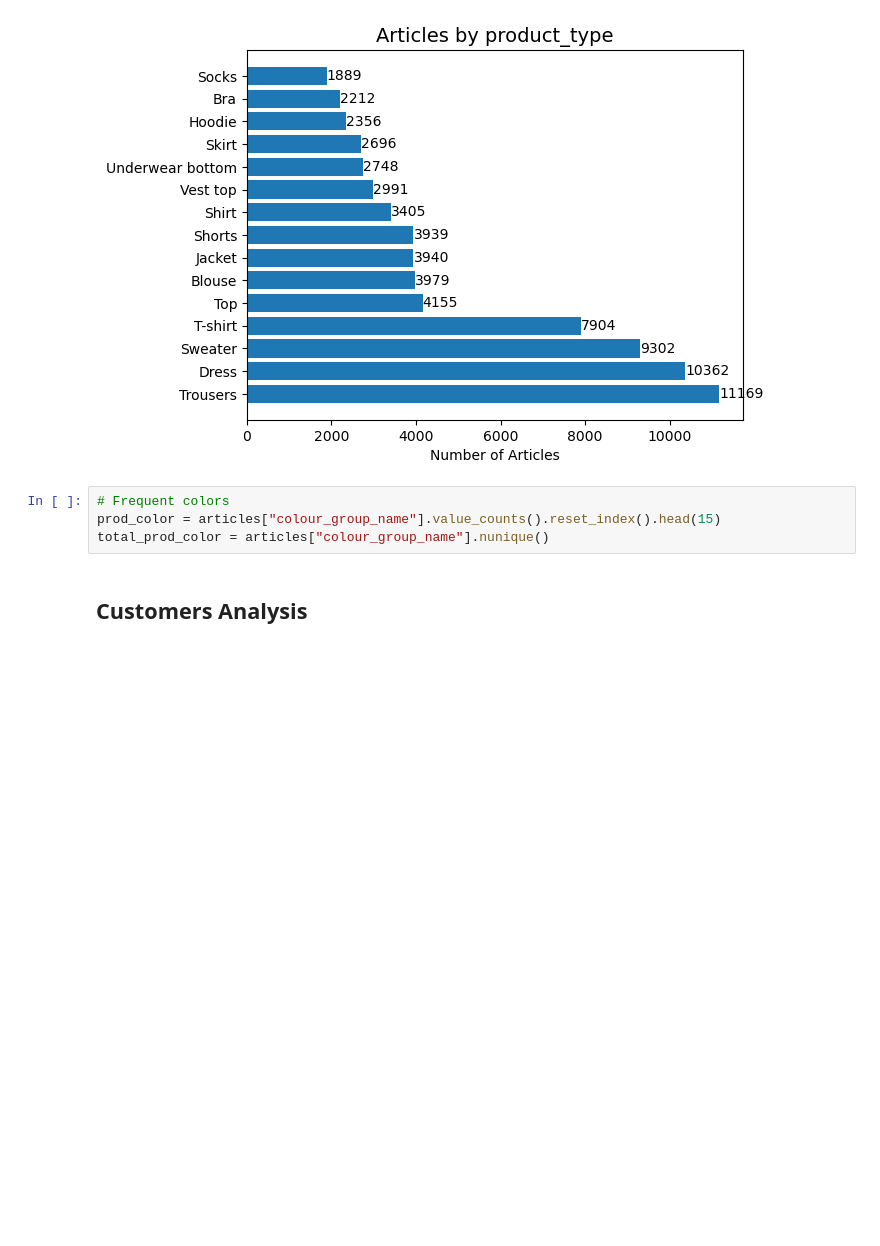
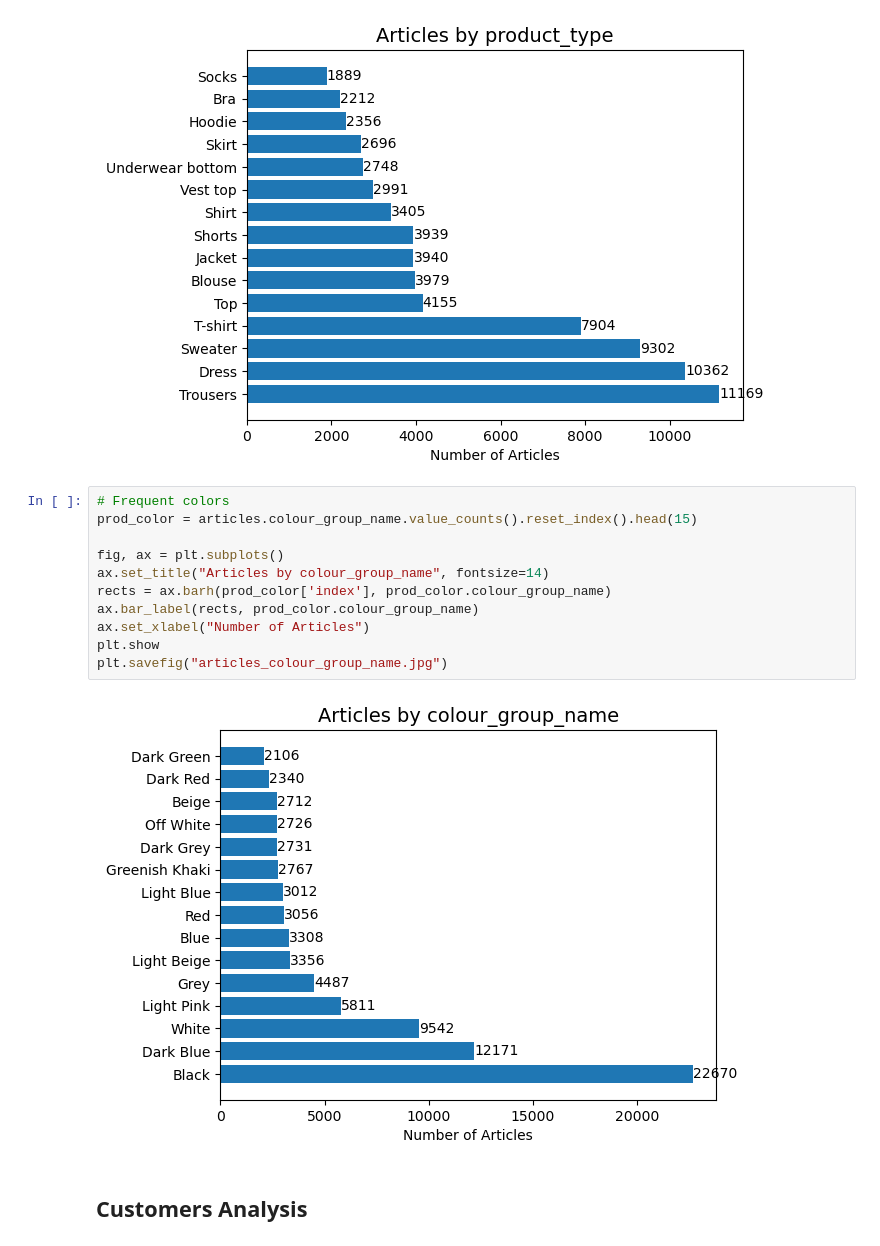
Before and after one commit to paulcho98/RecSys_HandM, a Jupyter notebook: data_analysis.ipynb, the cells around one changed output. Saved outputs shown, nothing was run; the diff lists cells and outputs as text; blank space fills up the shorter version.

```diff
--- a/data_analysis.ipynb
+++ b/data_analysis.ipynb
@@ -150,10 +119,19 @@ plt.show
 plt.savefig("articles_product_type.jpg")
 # %% [output]
 [figure]
-# %%
-# Frequent colors
-prod_color = articles["colour_group_name"].value_counts().reset_index().head(15)
-total_prod_color = articles["colour_group_name"].nunique()
+# %%
+# Frequent colors
+prod_color = articles.colour_group_name.value_counts().reset_index().head(15)
+
+fig, ax = plt.subplots()
+ax.set_title("Articles by colour_group_name", fontsize=14)
+rects = ax.barh(prod_color['index'], prod_color.colour_group_name)
+ax.bar_label(rects, prod_color.colour_group_name)
+ax.set_xlabel("Number of Articles")
+plt.show
+plt.savefig("articles_colour_group_name.jpg")
+# %% [output]
+[figure, added]
 # %% [markdown]
 ## Customers Analysis
 # %%
```
Also changed, not shown: parts of 9 cells of this notebook, 6 other files.
